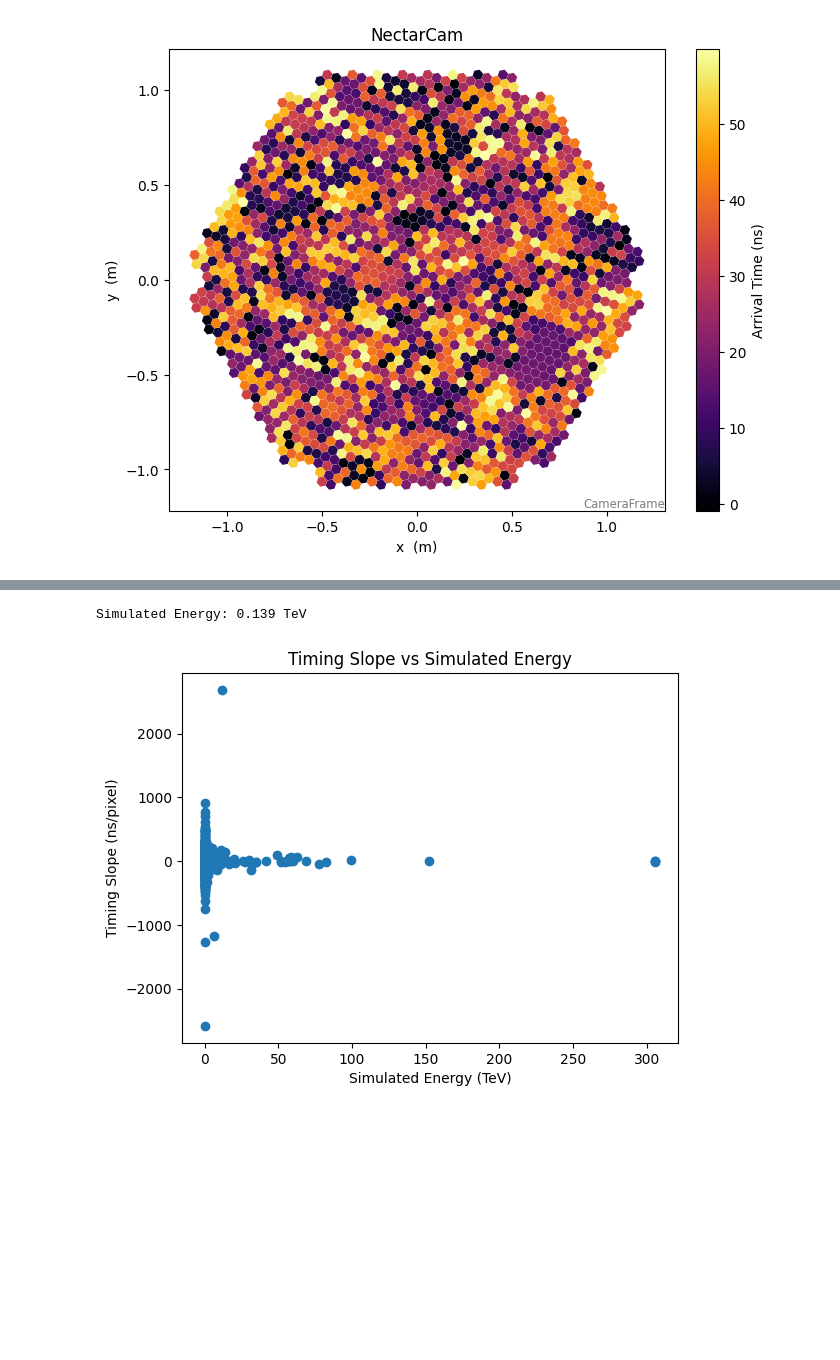
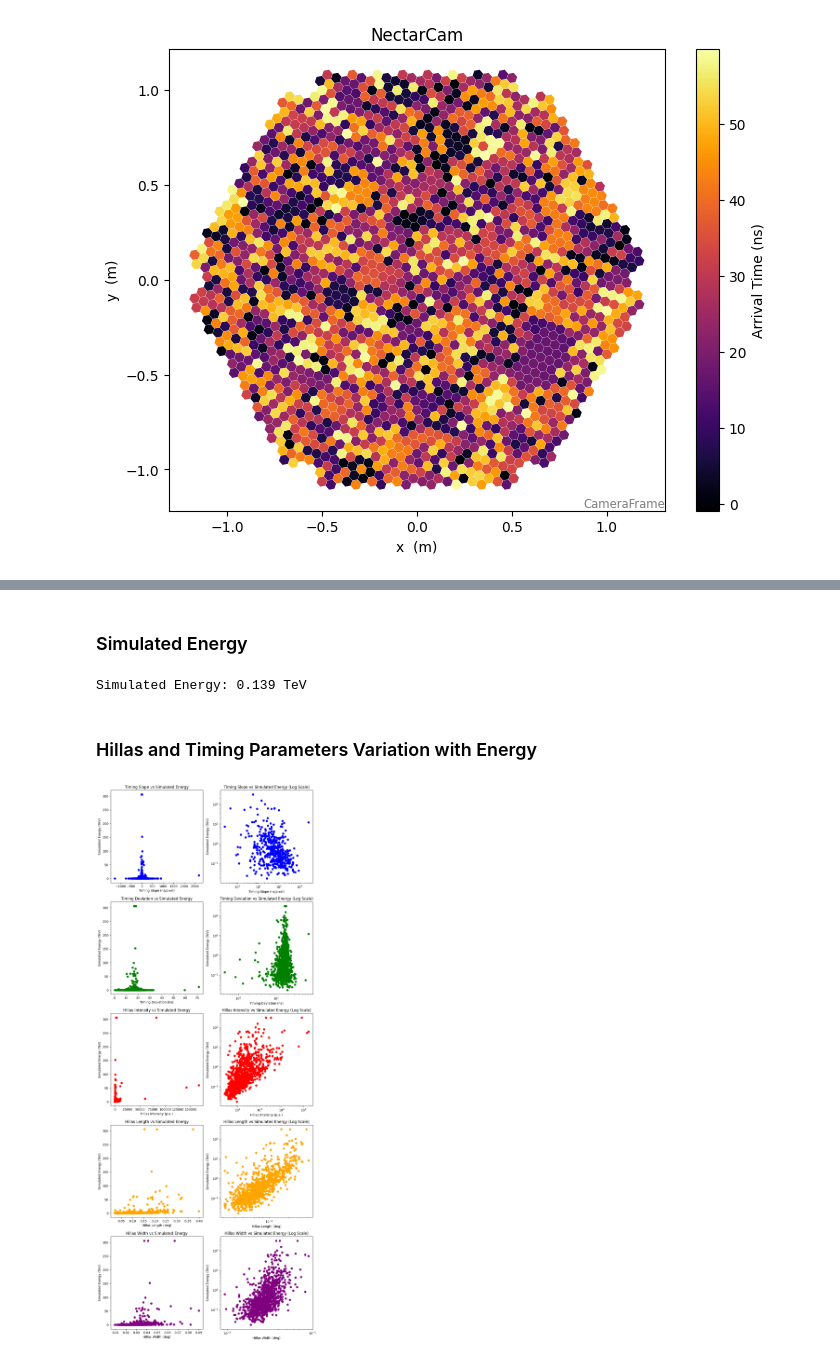
Before and after one commit to sarthak-tri/ACR_2026_TIFR_assignments, a Jupyter notebook: assignment-1/Mono_Reconstruction.ipynb, the cells around one changed output, grey strips where cells are left out. Drawn from its saved outputs; the diff is of its cells as text; code cells hidden in the pictures; blank space fills up the shorter version.

Commit message:
Plotted simulated energy in terms of Hillas and timing parameters.

```diff
--- a/assignment-1/Mono_Reconstruction.ipynb
+++ b/assignment-1/Mono_Reconstruction.ipynb
@@ -217,9 +225,13 @@ Timing Deviation: 17.29 ns
+# %% [markdown]
+### Simulated Energy
 # %%
 ## finding simulated energy
 sim_energy = mono_events[ev_id].simulation.shower.energy
 print(f"Simulated Energy: {sim_energy:.3f}")
 # %% [output]
 Simulated Energy: 0.139 TeV
+# %% [markdown]
+### Hillas and Timing Parameters Variation with Energy
 # %%
 def get_dl1_params(geom, image):
     """
@@ -271,11 +283,77 @@ for i, event in enumerate(mono_events):
     hillas_intensity_list.append(hillas_params['intensity'])
     hillas_length_list.append(hillas_params['length'].value)
     hillas_width_list.append(hillas_params['width'].value)
+time_slope_array = np.array(time_slope_list)
+sim_energy_array = np.array(sim_energy_list)
+time_intercept_array = np.array(time_intercept_list)
+time_deviation_array = np.array(time_deviation_list)
+hillas_intensity_array = np.array(hillas_intensity_list)
+hillas_length_array = np.array(hillas_length_list)
+hillas_width_array = np.array(hillas_width_list)
 # %%
-plt.plot(sim_energy_list, time_slope_list, 'o')
-plt.xlabel('Simulated Energy (TeV)')
-plt.ylabel('Timing Slope (ns/pixel)')
-plt.title('Timing Slope vs Simulated Energy')
+fig, ax = plt.subplots(5,2, figsize=(10, 25))
+## time-slope and simulated energy
+ax[0,0].plot(time_slope_array, sim_energy_array, 'o', color='blue')
+ax[0,0].set_xlabel('Timing Slope (ns/pixel)')
+ax[0,0].set_ylabel('Simulated Energy (TeV)')
+ax[0,0].set_title('Timing Slope vs Simulated Energy')
+## time-deviation and simulated energy
+ax[1,0].plot(time_deviation_array, sim_energy_array, 'o', color='green')
+ax[1,0].set_xlabel('Timing Deviation (ns)')
+ax[1,0].set_ylabel('Simulated Energy (TeV)')
+ax[1,0].set_title('Timing Deviation vs Simulated Energy')
+## intensity and simulated energy
+ax[2,0].plot(hillas_intensity_array, sim_energy_array, 'o', color='red')
+ax[2,0].set_xlabel('Hillas Intensity (p.e.)')
+ax[2,0].set_ylabel('Simulated Energy (TeV)')
+ax[2,0].set_title('Hillas Intensity vs Simulated Energy')
+## length and simulated energy
+ax[3,0].plot(hillas_length_array, sim_energy_array, 'o', color='orange')
+ax[3,0].set_xlabel('Hillas Length (deg)')
+ax[3,0].set_ylabel('Simulated Energy (TeV)')
+ax[3,0].set_title('Hillas Length vs Simulated Energy')
+## width and simulated energy
+ax[4,0].plot(hillas_width_array, sim_energy_array, 'o', color='purple')
+ax[4,0].set_xlabel('Hillas Width (deg)')
+ax[4,0].set_ylabel('Simulated Energy (TeV)')
+ax[4,0].set_title('Hillas Width vs Simulated Energy')
+## plotting correspponding logarithmic scatters on the right column
+## time-slope and simulated energy
+ax[0,1].plot(time_slope_array, sim_energy_array, 'o', color='blue')
+ax[0,1].set_xlabel('Timing Slope (ns/pixel)')
+ax[0,1].set_ylabel('Simulated Energy (TeV)')
+ax[0,1].set_title('Timing Slope vs Simulated Energy (Log Scale)')
+ax[0,1].set_yscale('log')
+ax[0,1].set_xscale('log')
+## time-deviation and simulated energy
+ax[1,1].plot(time_deviation_array, sim_energy_array, 'o', color='green')
+ax[1,1].set_xlabel('Timing Deviation (ns)')
+ax[1,1].set_ylabel('Simulated Energy (TeV)')
+ax[1,1].set_title('Timing Deviation vs Simulated Energy (Log Scale)')
+ax[1,1].set_yscale('log')
+ax[1,1].set_xscale('log')
+## intensity and simulated energy
+ax[2,1].plot(hillas_intensity_array, sim_energy_array, 'o', color='red')
+ax[2,1].set_xlabel('Hillas Intensity (p.e.)')
+ax[2,1].set_ylabel('Simulated Energy (TeV)')
+ax[2,1].set_title('Hillas Intensity vs Simulated Energy (Log Scale)')
+ax[2,1].set_yscale('log')
+ax[2,1].set_xscale('log')
+## length and simulated energy
+ax[3,1].plot(hillas_length_array, sim_energy_array, 'o', color='orange')
+ax[3,1].set_xlabel('Hillas Length (deg)')
+ax[3,1].set_ylabel('Simulated Energy (TeV)')
+ax[3,1].set_title('Hillas Length vs Simulated Energy (Log Scale)')
+ax[3,1].set_yscale('log')
+ax[3,1].set_xscale('log')
+## width and simulated energy
+ax[4,1].plot(hillas_width_array, sim_energy_array, 'o', color='purple')
+ax[4,1].set_xlabel('Hillas Width (deg)')
+ax[4,1].set_ylabel('Simulated Energy (TeV)')
+ax[4,1].set_title('Hillas Width vs Simulated Energy (Log Scale)')
+ax[4,1].set_yscale('log')
+ax[4,1].set_xscale('log')
+plt.tight_layout()
 plt.show()
 # %% [output]
-[figure, old version]
+[figure, new version]
```
Also changed, not shown: parts of 5 cells of this notebook.
